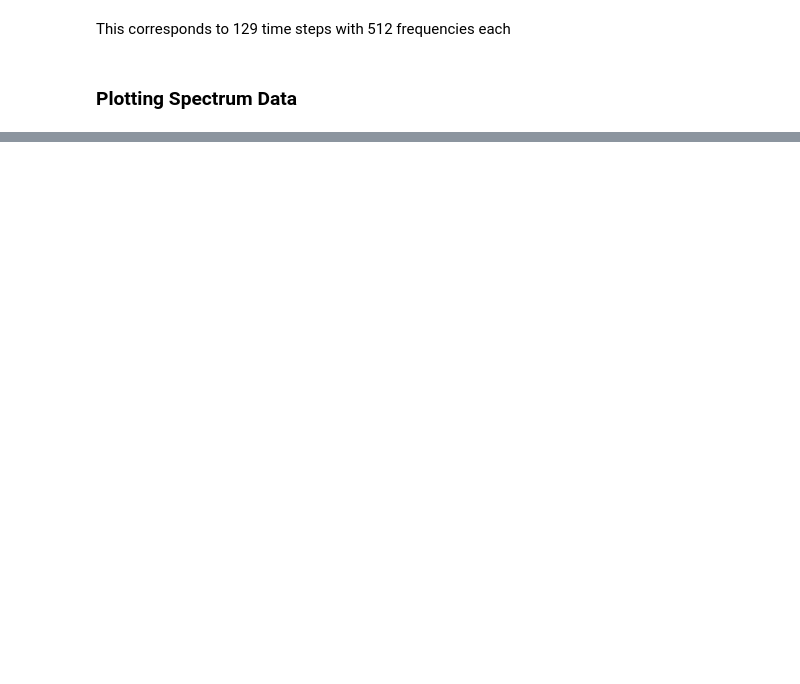
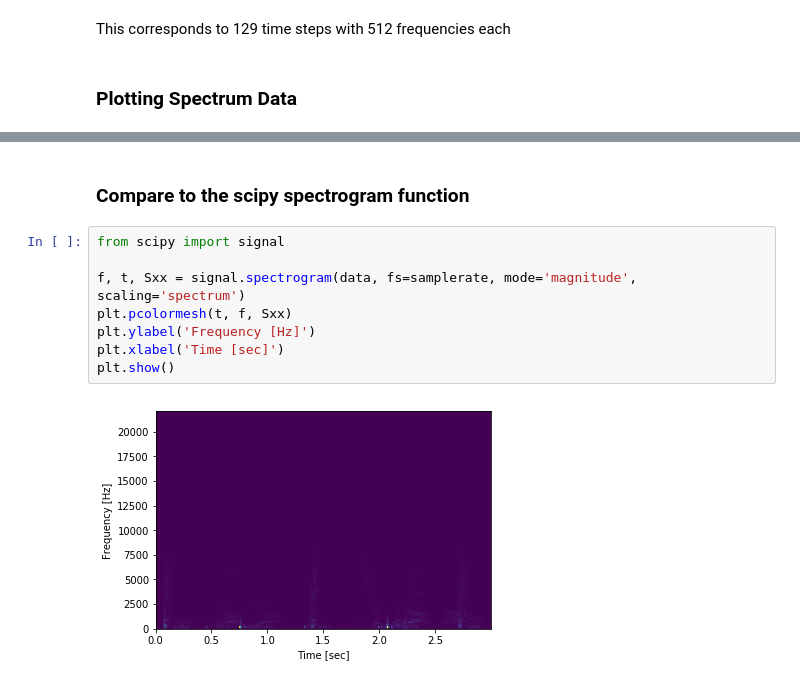
Before and after one commit to arowe92/everynoise, a Jupyter notebook: docs/FFT.ipynb, the cells around one changed output, grey strips where cells are left out. Cells and saved outputs as stored; diff of their text form; blank space fills up the shorter version.

```diff
--- a/docs/FFT.ipynb
+++ b/docs/FFT.ipynb
@@ -117,0 +122,12 @@ plt.show()
+# %% [markdown]
+### Compare to the scipy spectrogram function
+# %%
+from scipy import signal
+
+f, t, Sxx = signal.spectrogram(data, fs=samplerate, mode='magnitude', scaling='spectrum')
+plt.pcolormesh(t, f, Sxx)
+plt.ylabel('Frequency [Hz]')
+plt.xlabel('Time [sec]')
+plt.show()
+# %% [output]
+[figure, added]
```
Also changed, not shown: parts of 3 cells of this notebook.
